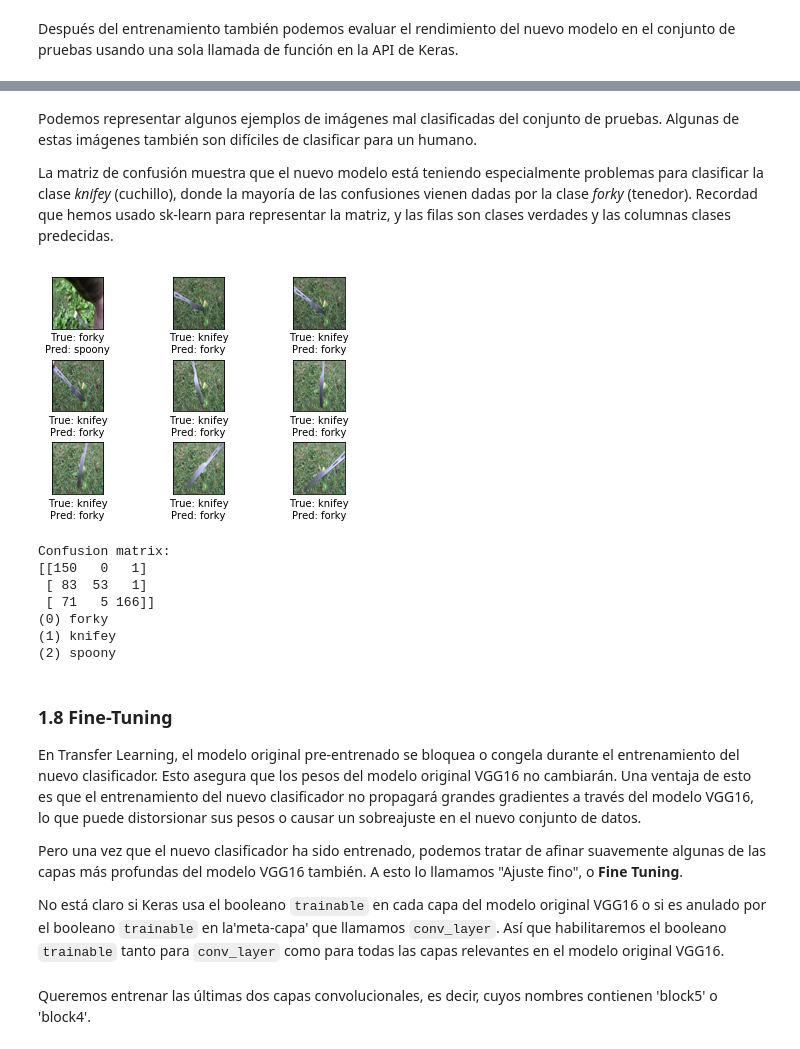
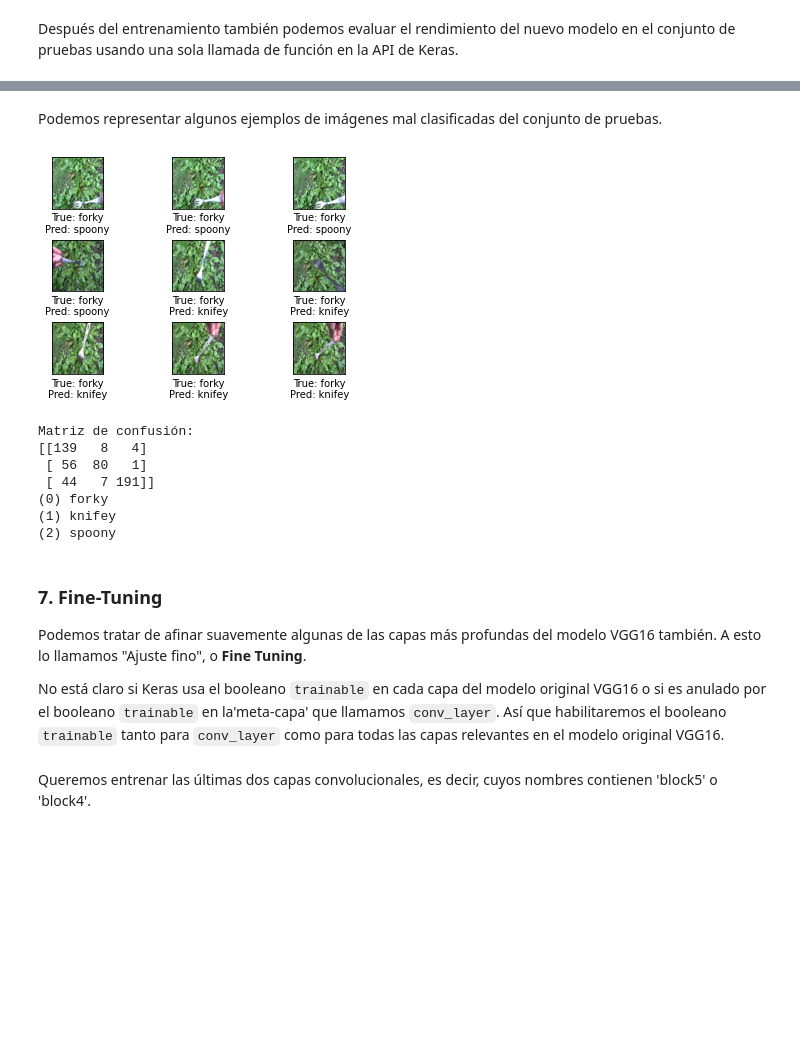
Before and after one commit to miguelamda/TL-tutorial, a Jupyter notebook: soluciones/TransferLearning-ejercicio1.ipynb, the cells around one changed output, grey strips where cells are left out. Cells and saved outputs as stored; diff of their text form; code cells hidden in the pictures; blank space fills up the shorter version.

Commit message:
errores menores corregidos

```diff
--- a/soluciones/TransferLearning-ejercicio1.ipynb
+++ b/soluciones/TransferLearning-ejercicio1.ipynb
@@ -557,24 +366,24 @@ conv_model = Model(inputs=model.input,
 Podemos entonces usar Keras para construir un modelo nuevo encima de este.
 # %%
 # Creamos un nuevo modelo Secuencial de Keras
-new_model = Sequential()
+nuevo_modelo = Sequential()
 
 # Añadimos la parte convolucional del modelo VGG16 de arriba
-new_model.add(conv_model)
+nuevo_modelo.add(conv_model)
 
 # Aplanamos la salida del modelo VGG16 dado que ésta viene
 # de una capa convolucional.
-new_model.add(Flatten())
+nuevo_modelo.add(Flatten())
 
 # Añade una capa densa (es decir, totalmente conectada o fully-connected).
 # Esto es para combinar las características que el modelo VGG16 ha
-# reconocido en la imagen.
-new_model.add(Dense(1024, activation='relu'))
+# reconocido en la imagen. Usa como función de activación ReLu.
+nuevo_modelo.add(Dense(1024, activation='relu'))
 
 # Añade una capa dropout el cual prevendrá el sobreajuste y mejorará
 # la capacidad de generalización en datos desconocidos (es decir, el
-# conjunto de test)
-new_model.add(Dropout(0.5))
+# conjunto de test). Usa un ratio de 0.5
+nuevo_modelo.add(Dropout(0.5))
 
 # Añade la capa final para la clasificación real, usando softmax.
-new_model.add(Dense(num_classes, activation='softmax'))
+nuevo_modelo.add(Dense(num_classes, activation='softmax'))
@@ -587,3 +392,3 @@ Utilizamos el optimizador Adam con una tasa de aprendizaje bastante baja. La tas
 # %%
-optimizer = Adam(lr=1e-5)
+optimizer = Adam(learning_rate=1e-5)
 # %% [markdown]
@@ -656,4 +461,4 @@ False:  block5_pool
 # %% [markdown]
 Una vez que hayamos cambiado si las capas del modelos son entrenables, necesitamos compilarlo para que los cambios surtan efecto.
 # %%
-new_model.compile(optimizer=optimizer, loss=loss, metrics=metrics)
+nuevo_modelo.compile(optimizer=optimizer, loss=loss, metrics=metrics)
@@ -669,8 +467,10 @@ A continuación entrenamos el nuevo modelo, lo que se hace con tan solo una llam
 # %%
-history = new_model.fit_generator(generator=generator_train,
-                                  epochs=epochs,
-                                  steps_per_epoch=steps_per_epoch,
-                                  class_weight=class_weight,
-                                  validation_data=generator_test,
-                                  validation_steps=steps_test)
+epochs = 20
+steps_per_epoch = 100
+history = nuevo_modelo.fit_generator(generator=generator_train,
+                                     epochs=epochs,
+                                     steps_per_epoch=steps_per_epoch,
+                                     class_weight=class_weight,
+                                     validation_data=generator_test,
+                                     validation_steps=steps_test)
 # %% [output]
@@ -708,24 +508,20 @@ Test-set classification accuracy: 69.62%
-# %% [markdown]
-Podemos representar algunos ejemplos de imágenes mal clasificadas del conjunto de pruebas. Algunas de estas imágenes también son difíciles de clasificar para un humano.
-
-La matriz de confusión muestra que el nuevo modelo está teniendo especialmente problemas para clasificar la clase *knifey* (cuchillo), donde la mayoría de las confusiones vienen dadas por la clase *forky* (tenedor). Recordad que hemos usado sk-learn para representar la matriz, y las filas son clases verdades y las columnas clases predecidas.
+# %% [markdown]
+Podemos representar algunos ejemplos de imágenes mal clasificadas del conjunto de pruebas.
 # %%
-example_errors()
+example_errors(model=nuevo_modelo)
 # %% [output]
-[figure, old version]
+[figure, new version]
-Confusion matrix:
-[[150   0   1]
- [ 83  53   1]
- [ 71   5 166]]
+Matriz de confusión:
+[[139   8   4]
+ [ 56  80   1]
+ [ 44   7 191]]
 (0) forky
 (1) knifey
 (2) spoony
 # %% [markdown]
-### 1.8 Fine-Tuning <a class="anchor" id="transferft"></a>
+### 7. Fine-Tuning
 
-En Transfer Learning, el modelo original pre-entrenado se bloquea o congela durante el entrenamiento del nuevo clasificador. Esto asegura que los pesos del modelo original VGG16 no cambiarán. Una ventaja de esto es que el entrenamiento del nuevo clasificador no propagará grandes gradientes a través del modelo VGG16, lo que puede distorsionar sus pesos o causar un sobreajuste en el nuevo conjunto de datos.
-
-Pero una vez que el nuevo clasificador ha sido entrenado, podemos tratar de afinar suavemente algunas de las capas más profundas del modelo VGG16 también. A esto lo llamamos "Ajuste fino", o **Fine Tuning**.
+Podemos tratar de afinar suavemente algunas de las capas más profundas del modelo VGG16 también. A esto lo llamamos "Ajuste fino", o **Fine Tuning**.
 
 No está claro si Keras usa el booleano `trainable` en cada capa del modelo original VGG16 o si es anulado por el booleano `trainable` en la'meta-capa' que llamamos `conv_layer`. Así que habilitaremos el booleano `trainable` tanto para `conv_layer` como para todas las capas relevantes en el modelo original VGG16.
 # %%
```
Also changed, not shown: parts of 123 cells of this notebook, 2 other files.
